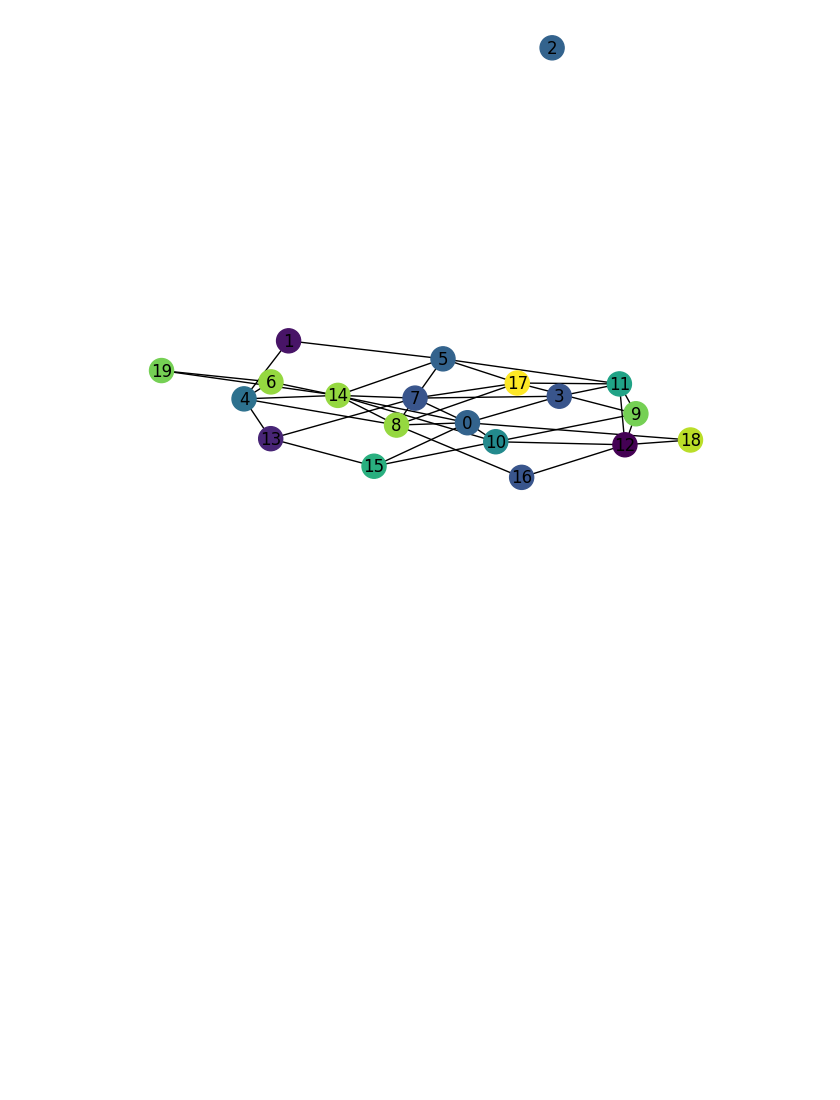
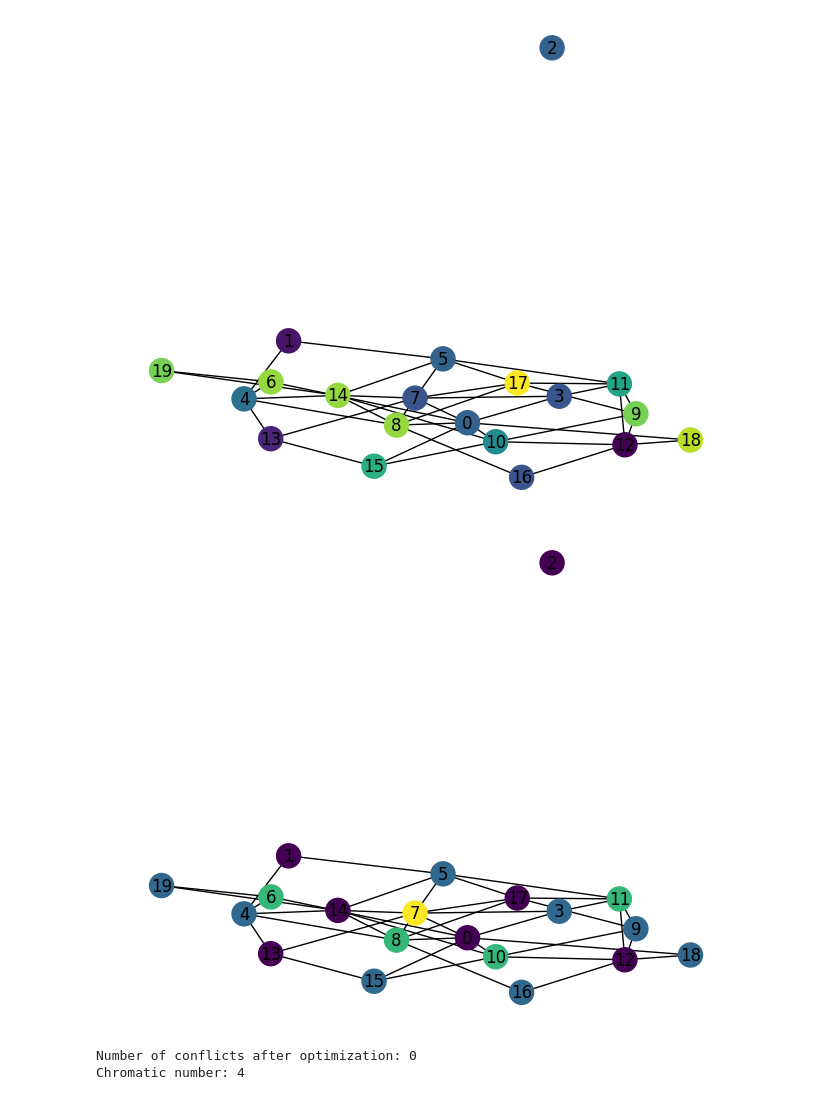
Before and after one commit to G-cae78/Graph-Colouring, a Jupyter notebook: graph.ipynb, the cells around one changed output. Drawn from its saved outputs; the diff is of its cells as text; code cells hidden in the pictures; blank space fills up the shorter version.

Commit message:
imporve coloring algorithm

```diff
--- a/graph.ipynb
+++ b/graph.ipynb
@@ -247,3 +247,22 @@ plt.show()
 [figure]
 # %%
 def chromatic_optimiser(T) :
+    for node in T.nodes():
+        # Get the colors of the neighbors
+        neighbor_colors = set(coloring[neighbor] for neighbor in T.neighbors(node))
+        # Find the smallest color that is not used by the neighbors
+        for color in range(n):
+            if color not in neighbor_colors:
+                coloring[node] = color
+                break
+# %%
+chromatic_optimiser(T)
+node_colors = [coloring[node] for node in T.nodes()]
+nx.draw(T, pos=pos, node_color=node_colors, with_labels=True)
+plt.show()
+print(f"Number of conflicts after optimization: {coloring_conflicts(T, coloring)}")
+print(f"Chromatic number: {max(coloring.values()) + 1}")
+# %% [output]
+[figure, added]
+Number of conflicts after optimization: 0
+Chromatic number: 4
```
